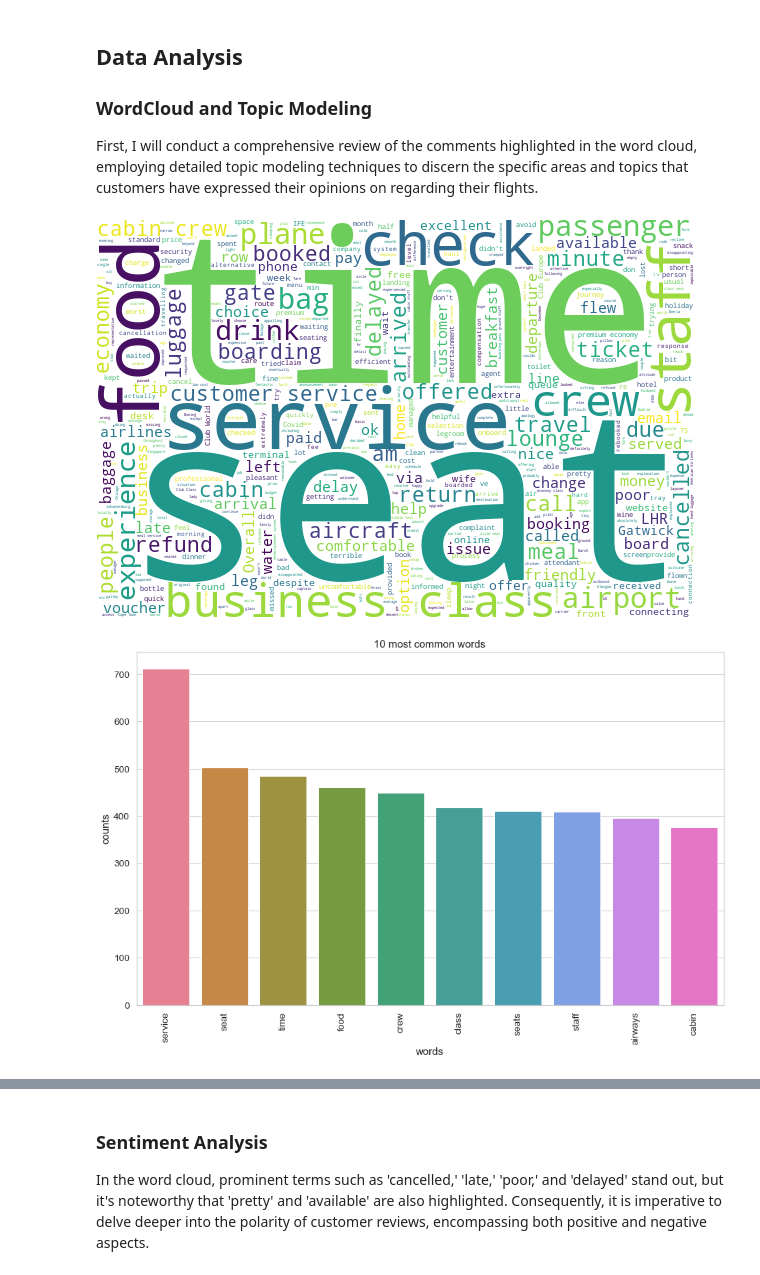
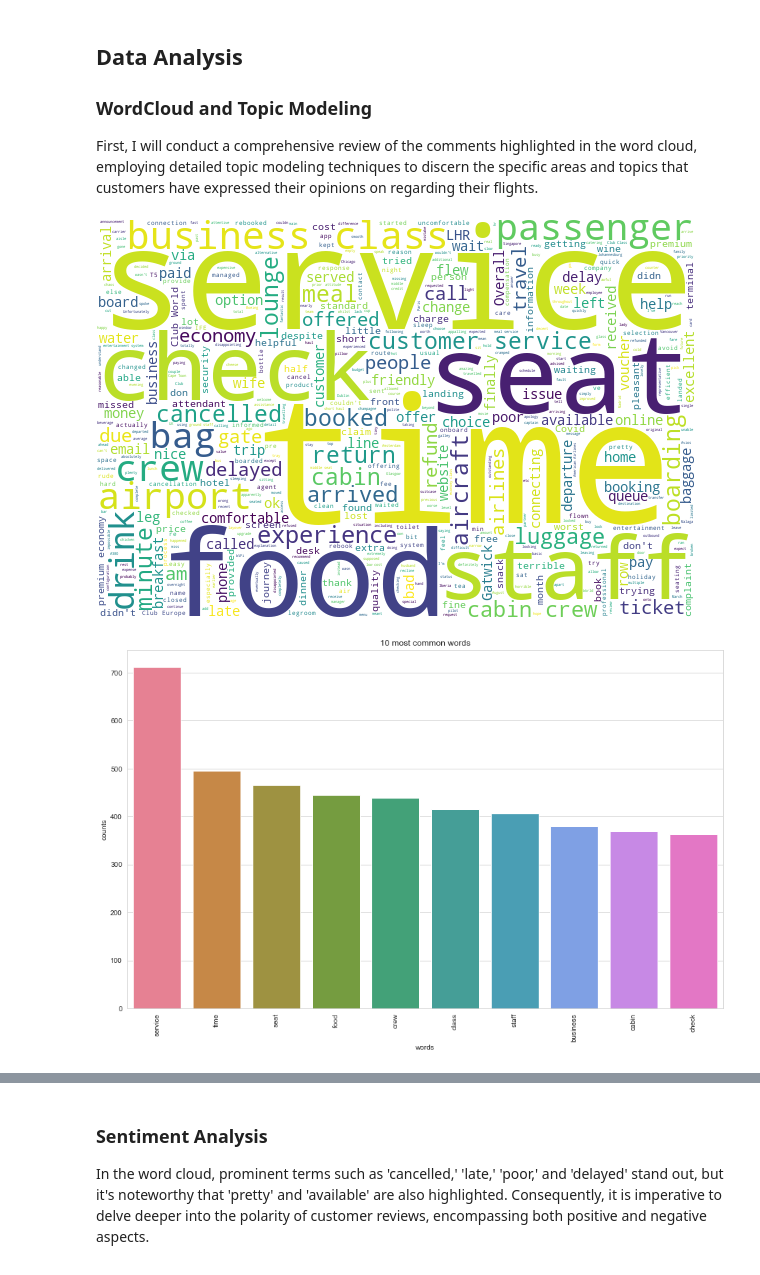
Before and after one commit to ChaoqunGao/Forage-British-Airways-Data-Science-Proejct, a Jupyter notebook: Task1/BA-Task1.ipynb, the cells around one changed output, grey strips where cells are left out. Drawn from its saved outputs; the diff is of its cells as text; code cells hidden in the pictures.

```diff
--- a/Task1/BA-Task1.ipynb
+++ b/Task1/BA-Task1.ipynb
@@ -160,25 +166,25 @@ df['R_processed'] = df['reviews'].map(lambda x: re.sub('[,\.!?]', '', x))
 # %%
 # Join the different processed titles together.
 long_string = ','.join(list(df['R_processed'].values))
 #Add stop words for wordcloud
 with open('stopwords.txt', encoding='utf-8') as f:
     con = f.readlines()
     stop = list()
     for i in con:
-        i = i.replace("\n", "")   # 去掉读取每一行数据的\n
+        i = i.replace("\n", "")
         stop.append(i)
 
-custom_stop_words = ['ba','BA','british','British', 'Airway','flight','hour','flights','hours','flying','airline','Airways','told','fly','day','days','London','london','heathrow','Heathrow']
+custom_stop_words = ['ba','BA','british','British', 'Airway','flight','hour','flights','hours','flying','airline','airways','Airways','told','fly','day','days','London','london','heathrow','Heathrow','seats','plane']
 swords = list(stop+custom_stop_words)
 
 # Create a WordCloud object
 wordcloud = WordCloud(background_color="white", width =600,height = 400, stopwords= swords, max_words=5000, contour_width=3, contour_color='steelblue')
 # Generate a word cloud
 wordcloud.generate(long_string)
 # Visualize the word cloud
 wordcloud.to_image()
 # %% [output]
-[figure, old version]
+[figure, new version]
 # %%
 from sklearn.feature_extraction.text import CountVectorizer
 import numpy as np
@@ -215,7 +221,7 @@ count_data = count_vectorizer.fit_transform(df['R_processed'])
 # Visualise the 10 most common words
 plot_10_most_common_words(count_data, count_vectorizer)
 # %% [output]
-[figure, old version]
+[figure, new version]
 # %%
 import warnings
 warnings.simplefilter("ignore", DeprecationWarning)
```
Also changed, not shown: parts of 22 cells of this notebook, 1 other file.
